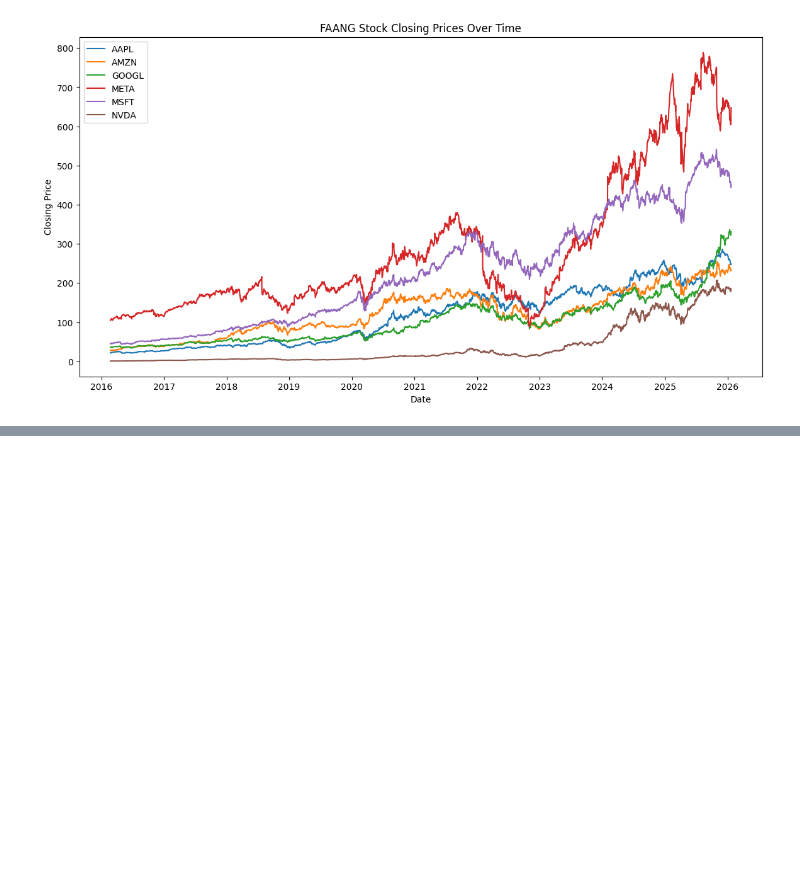
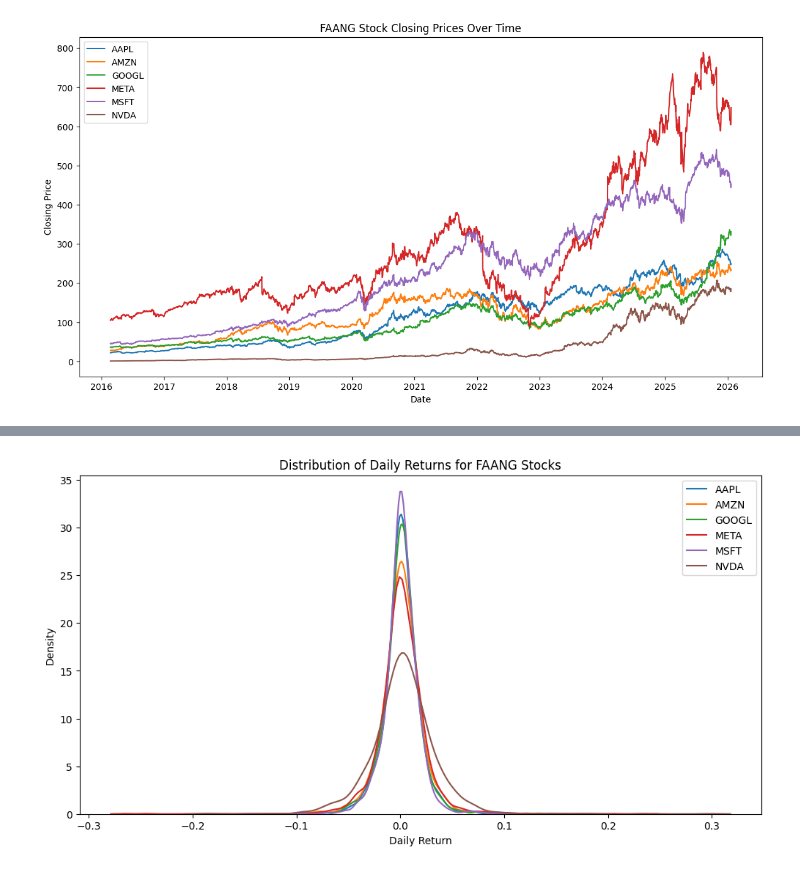
Before and after one commit to codingirl99/faang-stock-forecasting, a Jupyter notebook: notebooks/2_data_visualizations.ipynb, the cells around one changed output, grey strips where cells are left out. Drawn from its saved outputs; the diff is of its cells as text; code cells hidden in the pictures; blank space fills up the shorter version.

```diff
--- a/notebooks/2_data_visualizations.ipynb
+++ b/notebooks/2_data_visualizations.ipynb
@@ -42,0 +65,37 @@ plt.show()
+# %%
+# Create chart size
+plt.figure(figsize=(12,6))
+
+# Loop through each unique company ticker
+for ticker in df["Ticker"].unique():
+
+    # Filter dataframe for ONE company
+    company_df = df[df["Ticker"] == ticker].copy()
+
+    # Create previous day's closing price
+    company_df["Prev_Close"] = company_df["Close"].shift(1)
+
+    # Calculate daily return
+    company_df["Daily_Return"] = (
+        (company_df["Close"] - company_df["Prev_Close"])
+        / company_df["Prev_Close"]
+    )
+
+    # Plot smooth distribution curve
+    sns.kdeplot(
+        company_df["Daily_Return"].dropna(),
+        label=ticker
+    )
+
+# Add chart title and labels
+plt.title("Distribution of Daily Returns for FAANG Stocks")
+plt.xlabel("Daily Return")
+plt.ylabel("Density")
+
+# Show company labels
+plt.legend()
+
+# Display chart
+plt.show()
+# %% [output]
+[figure, added]
```
Also changed, not shown: parts of 4 cells of this notebook, 1 other file.
